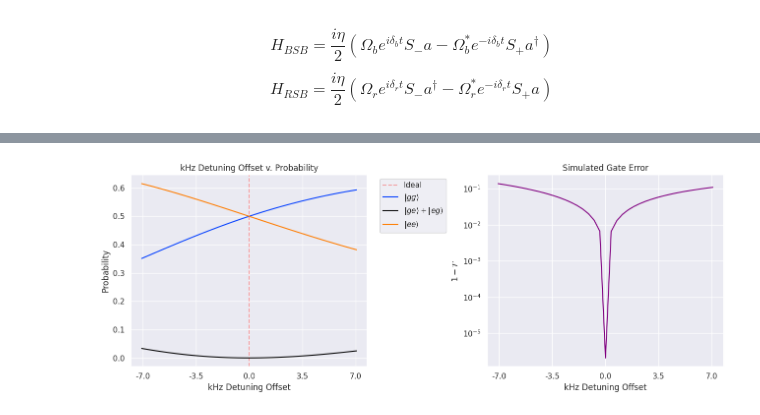
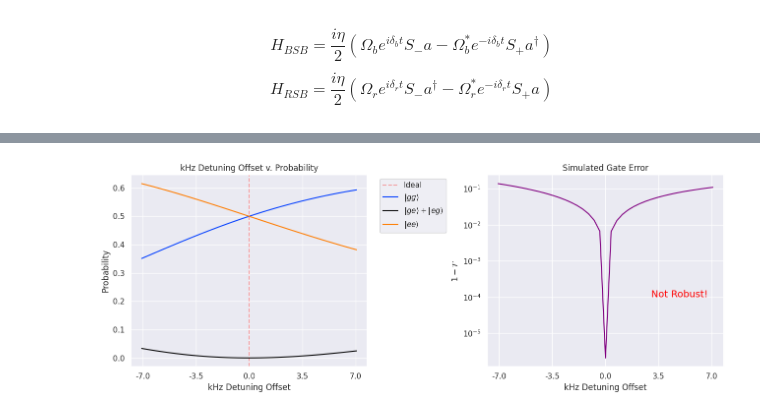
Before and after one commit to davisclarke/ms_gates, a Jupyter notebook: MS_Gates.ipynb, the cells around one changed output, grey strips where cells are left out. Drawn from its saved outputs; the diff is of its cells as text; code cells hidden in the pictures.

```diff
--- a/MS_Gates.ipynb
+++ b/MS_Gates.ipynb
@@ -126,31 +149,32 @@ for i in range(num_int-1):
     res_list[1][i]=res.expect[1][-1]+res.expect[2][-1]
     res_list[2][i]=res.expect[3][-1]
 plt.figure(figsize=(13,5))
 plt.subplot(1,2,1)
 plt.axvline(label='Ideal', color='red', ls='--', alpha=.35)
 plt.plot(detuning_offset,res_list[0], label=r'$|gg\rangle$')
 plt.plot(detuning_offset, res_list[1], color='black', label=r'$|ge\rangle + |eg\rangle$')
 plt.plot(detuning_offset,res_list[2], label=r'$|ee\rangle$')
 plt.xlabel('kHz Detuning Offset')
 plt.xticks(np.linspace(-7000, 7000, 5), labels=[f'{x}' for x in np.linspace(-7, 7, 5)])
 plt.ylabel('Probability')
 plt.title('kHz Detuning Offset v. Probability')
 plt.legend(loc='upper right', bbox_to_anchor=(1.35, 1))
 
 plt.subplot(1,2,2)
 res_list=np.empty(num_int-1)
 max_ent=(1/np.sqrt(2))*(gg-1j*ee)
 for i in range(num_int-1):
     H=H_MS(rabi_0,rabi_0, epsilon+detuning_offset[i], -epsilon-detuning_offset[i])
     res=sesolve(H,gg, gate_time, e_ops=[]).states[-1] #Leaving expectation operator empty returns list of statevectors for times
     res_list[i]=fidelity(res*res.dag(), max_ent*max_ent.dag())
 plt.plot(detuning_offset,res_list, color='purple')
 plt.yscale('log')
 plt.xlabel('kHz Detuning Offset')
 plt.xticks(np.linspace(-7000, 7000, 5), labels=[f'{x}' for x in np.linspace(-7, 7, 5)])
 plt.ylabel(r'$1-\mathcal{F}$')
+plt.text(3000, 1e-4, 'Not Robust!', fontsize=14, color='red')
 plt.title('Simulated Gate Error')
 plt.tight_layout()
 plt.show()
 # %% [output]
-[figure, old version]
+[figure, new version]
```
Also changed, not shown: parts of 12 cells of this notebook.
